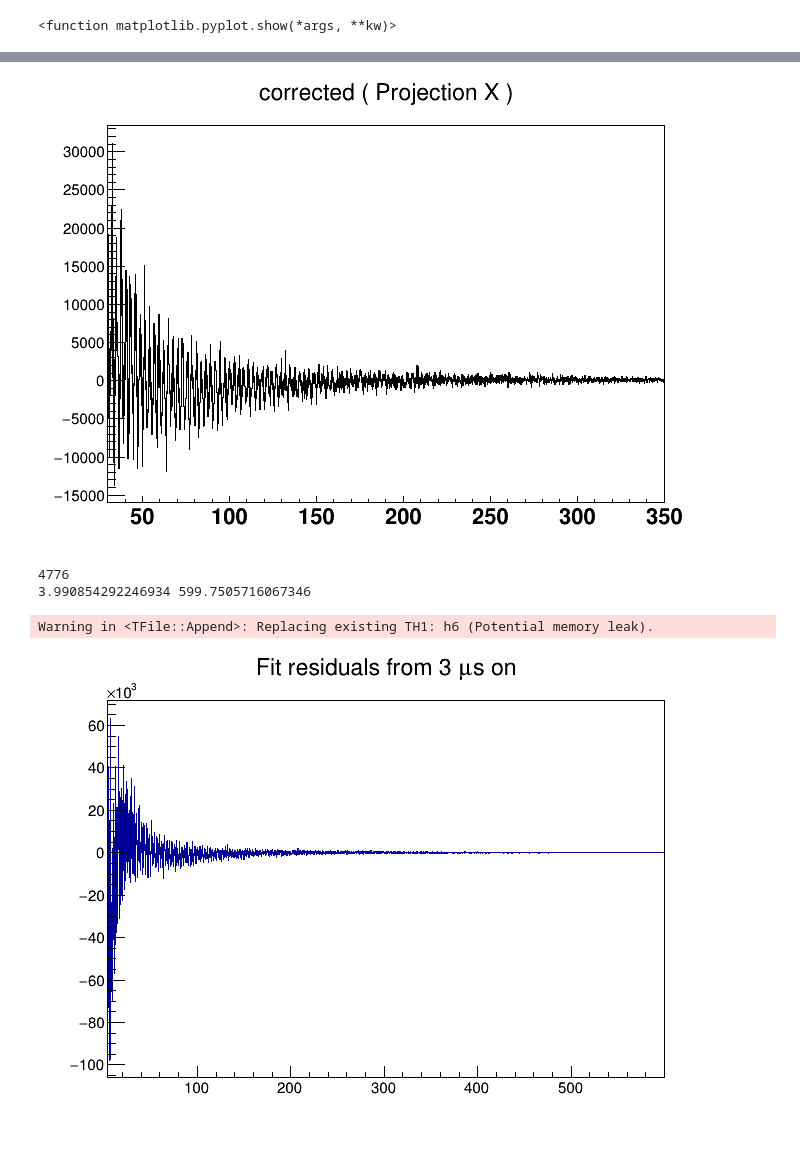
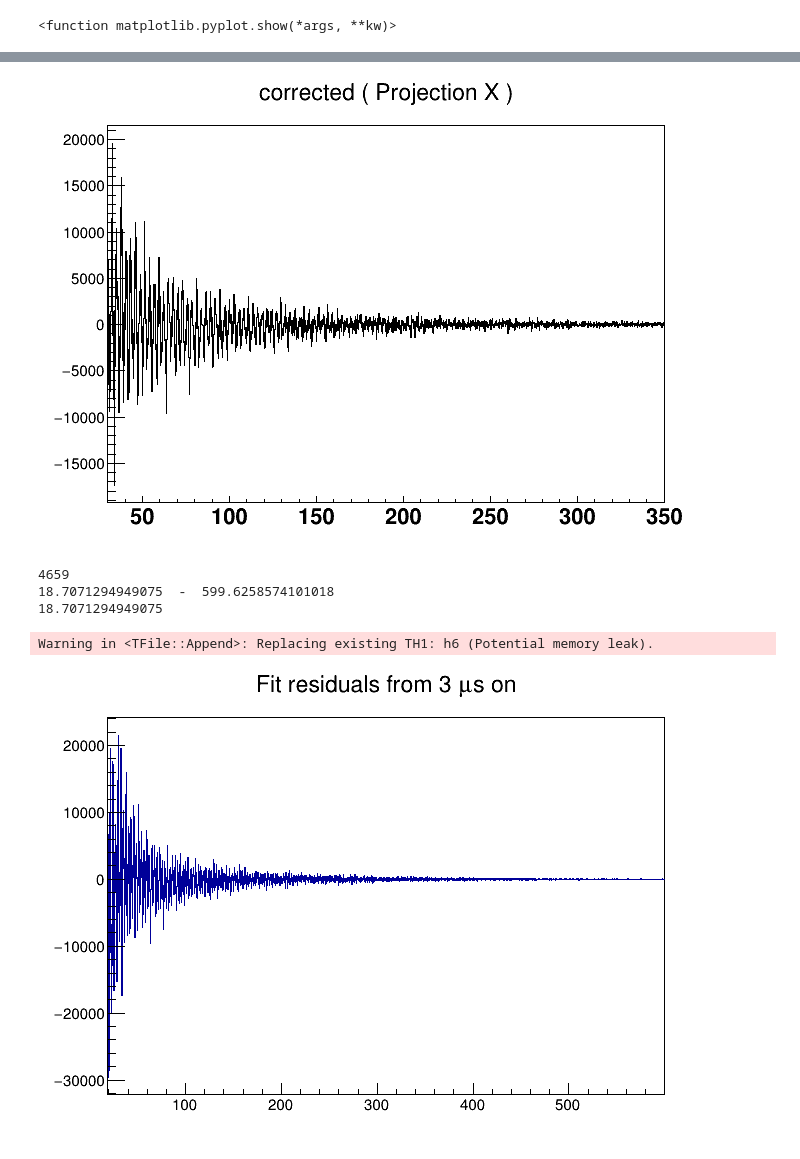
Before and after one commit to jlabounty/g-2, a Jupyter notebook: calorimeter/Residuals_NewFile.ipynb, the cells around one changed output, grey strips where cells are left out. Drawn from its saved outputs; the diff is of its cells as text; code cells hidden in the pictures.

```diff
--- a/calorimeter/Residuals_NewFile.ipynb
+++ b/calorimeter/Residuals_NewFile.ipynb
@@ -42,7 +40,7 @@ h.Draw()
 # could probably get away with > 1000
 
 energyhist = f.corrected.ProjectionY()
-minenergybin = energyhist.FindBin(1000)
+minenergybin = energyhist.FindBin(1500) #try switching from 1000 -> 1500
 maxenergybin = energyhist.FindBin(3000)
 print(minenergybin,maxenergybin)
 
@@ -167,7 +165,7 @@ for j in range(0,len(namelist)):
 #    print(ffty)
 
     Npart = residualN - minbin
-    minBinCenter = listx[0]
+    minBinCenter = listx[minbin]
     maxBinCenter = listx[len(listx)-1]
     capT = maxBinCenter - minBinCenter
     print("Number of bins:", Npart, "; Total Time range:", capT)
@@ -181,7 +179,7 @@ for j in range(0,len(namelist)):
     limmaxHz = (1/(deltaTns*math.pow(10.0,-9))) #Hz
     limmaxMHz = limmaxHz / math.pow(10,6) #MHz
 
-    print("Maximum Frequency (MHz):",limmaxMHz)
+    print("Maximum Frequency / Sampling Rate (MHz):",limmaxMHz)
 
     hresid = r.TH1D("hresid","FFT of Residual from 5-Parameter Fit",residualN,0,residualN)
     for i in range(0,len(ffty)):
@@ -292,31 +290,34 @@ h5.Draw()
 #func.Draw("SAME")
 c5.Draw()
 # %% [output]
-[figure, old version]
+[figure, new version]
 # %%
-minbin = 33
+minbin = 150#33
 maxbin = h5.GetNbinsX()-2
 
 h6 = r.TH1D("h6","Fit residuals from 3 #mus on",int(h5.GetNbinsX()-2-minbin),0, 100)
 for i in range(minbin,h5.GetNbinsX()-2):
     h6.SetBinContent(i-minbin,h5.GetBinContent(i))
 
 print(h6.GetNbinsX())
 
-h6min = h5.GetBinCenter(minbin) - h5.GetBinWidth(minbin)/2.0
-h6max = h5.GetBinCenter(maxbin) + h5.GetBinWidth(maxbin)/2.0
+h6min = h5.GetBinCenter(minbin) + h5.GetBinWidth(minbin)/2.0
+h6max = h5.GetBinCenter(maxbin) - h5.GetBinWidth(maxbin)/2.0
 
-print(h6min, h6max)
+print(h6min," - ", h6max)
 h6.SetBins(h6.GetNbinsX(),h6min,h6max)
+
+print(h6.GetBinCenter(0) + h6.GetBinWidth(0)/2.0)
 
 c6 = r.TCanvas()
 h6.Draw()
 c6.Draw()
 # %% [output]
-4776
-3.990854292246934 599.7505716067346
+4659
+18.7071294949075  -  599.6258574101018
+18.7071294949075
 Warning in <TFile::Append>: Replacing existing TH1: h6 (Potential memory leak).
-[figure, old version]
+[figure, new version]
 # %%
 hxform = r.TH1D()
 hxform = 0
```
Also changed, not shown: parts of 11 cells of this notebook, 1 other file.
